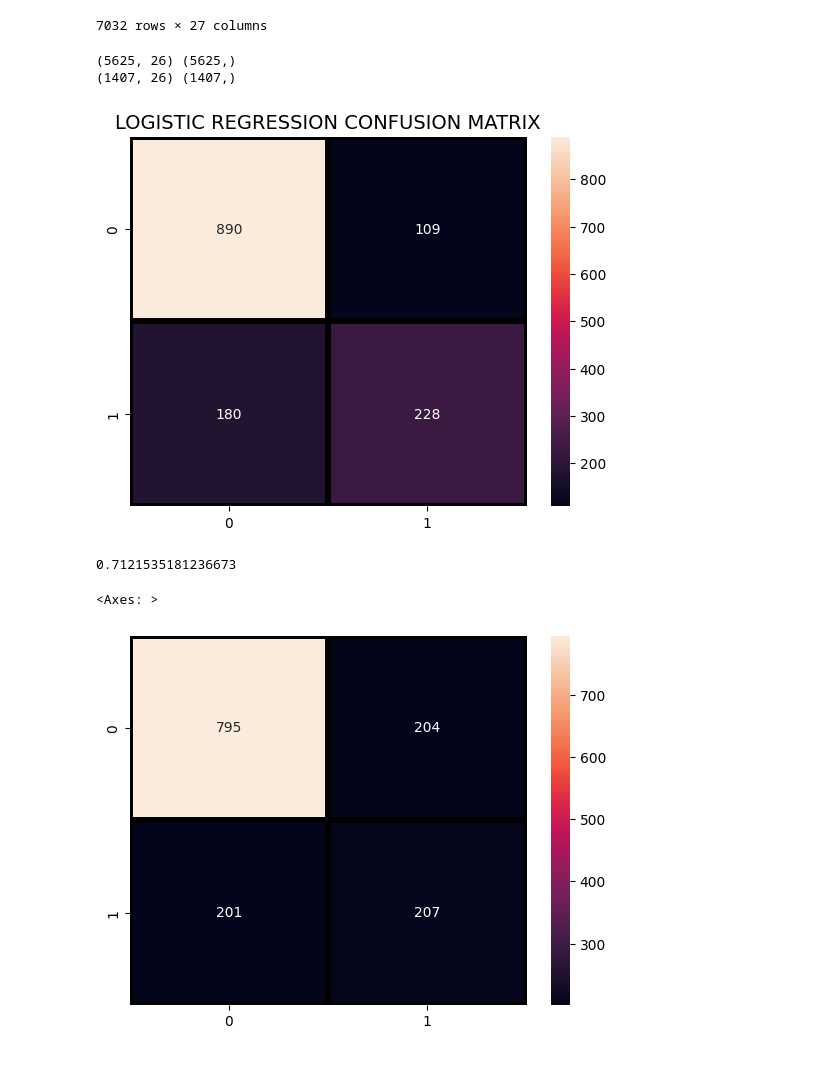
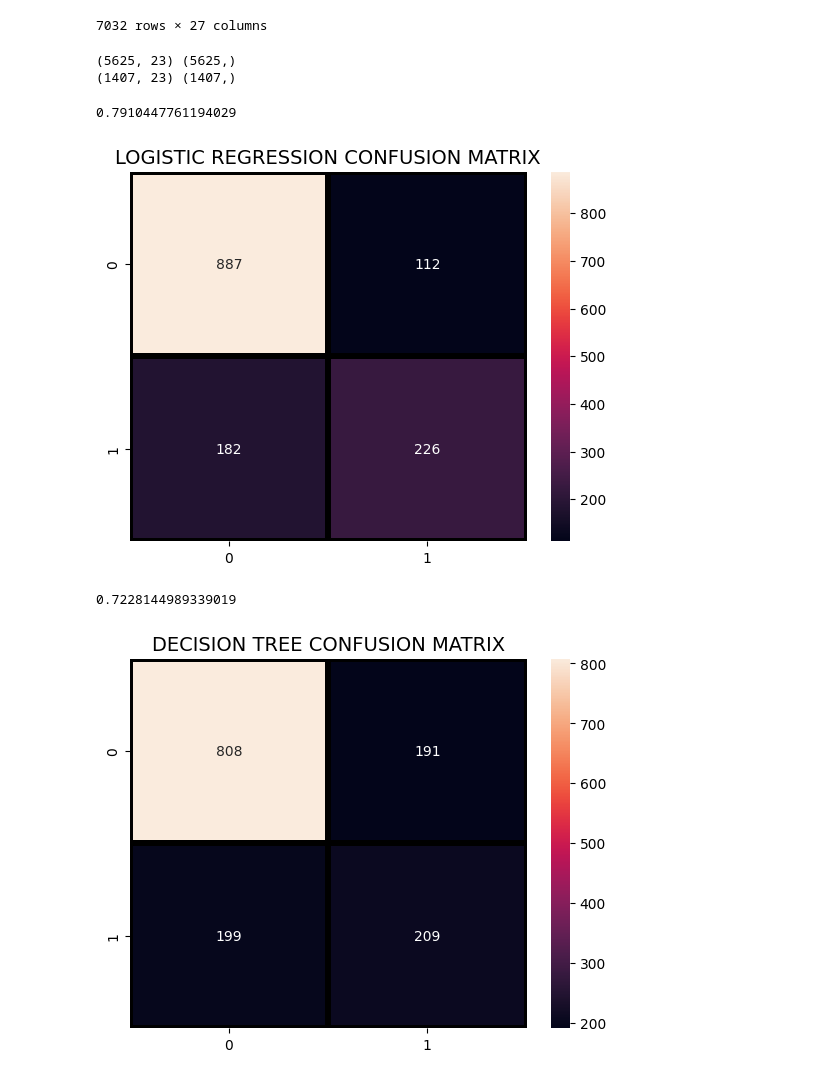
Before and after one commit to neel0086/deep_learning, a Jupyter notebook: CustomerChurn.ipynb, the cells around one changed output. Cells and saved outputs as stored; diff of their text form; code cells hidden in the pictures.

Commit message:
Data Cleaning to improve accuracy

```diff
--- a/CustomerChurn.ipynb
+++ b/CustomerChurn.ipynb
@@ -192,41 +220,43 @@ df2
 | 7042 | 0 | 0 | 0 | 0 | 0.915493 | 1 | 0 | 1 | ... |
 7032 rows × 27 columns
 # %%
-X = df2.drop('Churn',axis='columns')
+X = df2.drop(['Churn','gender','OnlineBackup','Partner'],axis='columns')
 Y = df2["Churn"]
 # %%
 X_train, X_test, Y_train, Y_test = train_test_split(X, Y, test_size=0.2, random_state = 5)
 print(X_train.shape, Y_train.shape)
 print(X_test.shape, Y_test.shape)
 # %% [output]
-(5625, 26) (5625,)
-(1407, 26) (1407,)
+(5625, 23) (5625,)
+(1407, 23) (1407,)
 # %%
 #  LOGISTIC REGRESSION MODEL
 lr_model = LogisticRegression()
 lr_model.fit(X_train,Y_train)
 accuracy = lr_model.score(X_test,Y_test)
-accuracy
+print(accuracy)
 
 lr_predict = lr_model.predict(X_test)
 sns.heatmap(confusion_matrix(Y_test, lr_predict),annot=True,fmt = "d",linecolor="k",linewidths=3)
 plt.title("LOGISTIC REGRESSION CONFUSION MATRIX",fontsize=14)
 plt.show()
 # %% [output]
+0.7910447761194029
 [figure]
 # %%
 # DECISION TREE MODEL
 dt_model = DecisionTreeClassifier()
 dt_model.fit(X_train, Y_train)
 
 accuracy = dt_model.score(X_test, Y_test)
 dt_predict = dt_model.predict(X_test)
 print(accuracy)
 sns.heatmap(confusion_matrix(Y_test, dt_predict),annot=True,fmt = "d",linecolor="k",linewidths=3)
+plt.title("DECISION TREE CONFUSION MATRIX",fontsize=14)
+plt.show()
 # %% [output]
-0.7121535181236673
+0.7228144989339019
-<Axes: >
-[figure, old version]
+[figure, new version]
 # %%
 #RANDOM FOREST CLASSIFIER
 rf_model = RandomForestClassifier(n_estimators = 1000, oob_score = True,
```
Also changed, not shown: parts of 6 cells of this notebook.
